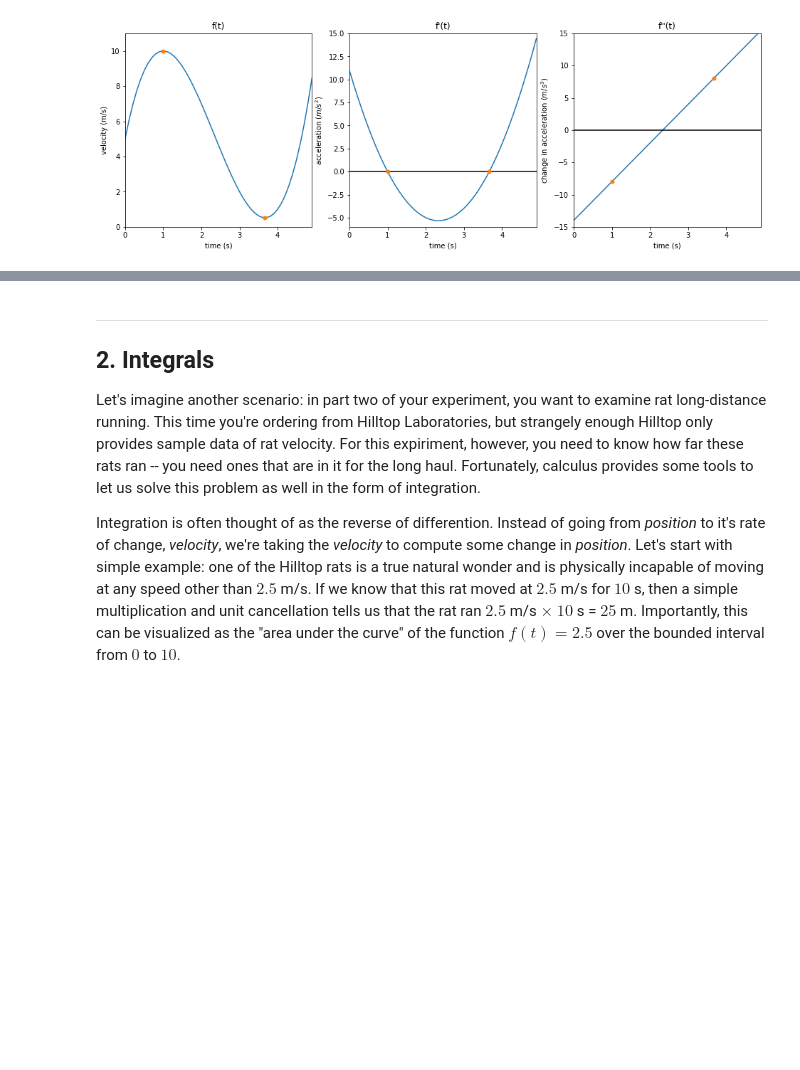
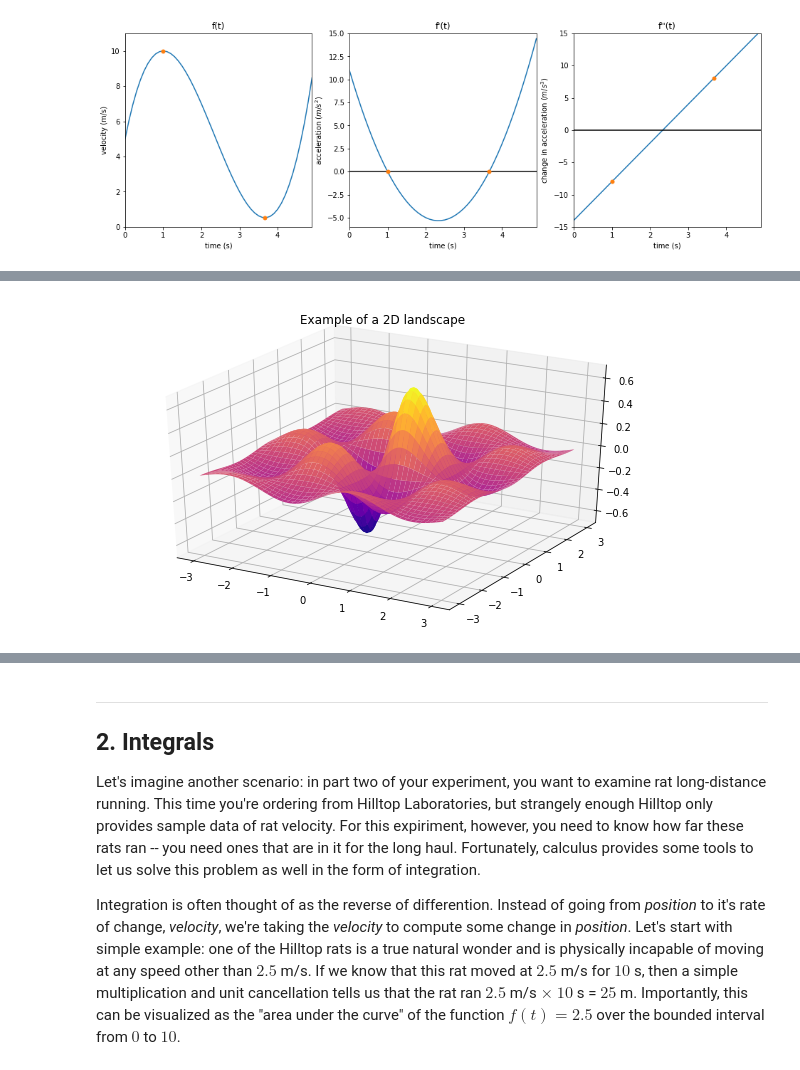
Before and after one commit to PrincetonUniversity/pni_bootcamp_2020, a Jupyter notebook: Module04_CalcDiffEQ/Day01_Calculus_Lecture.ipynb, the cells around one changed output, grey strips where cells are left out. Drawn from its saved outputs; the diff is of its cells as text; code cells hidden in the pictures; blank space fills up the shorter version.

```diff
--- a/Module04_CalcDiffEQ/Day01_Calculus.ipynb
+++ b/Module04_CalcDiffEQ/Day01_Calculus_Lecture.ipynb
@@ -277 +279,13 @@ Of course, the above properties only help to find *local* minima and maxima. To
+# %%
+x = np.linspace(-3,3,100)
+y = np.linspace(-3,3,100)
+x, y = np.meshgrid(x,y)
+z = np.sin(2*x)*np.cos(2*y)/(1+x**2+y**2)
+
+fig = plt.figure(figsize=(10,6))
+ax = plt.axes(projection='3d')
+ax.plot_surface(x,y,z,cmap='plasma')
+ax.set_title('Example of a 2D landscape');
+# %% [output]
+[figure, added]
 # %% [markdown]
```
Also changed, not shown: parts of 11 cells of this notebook, 2 other files.
